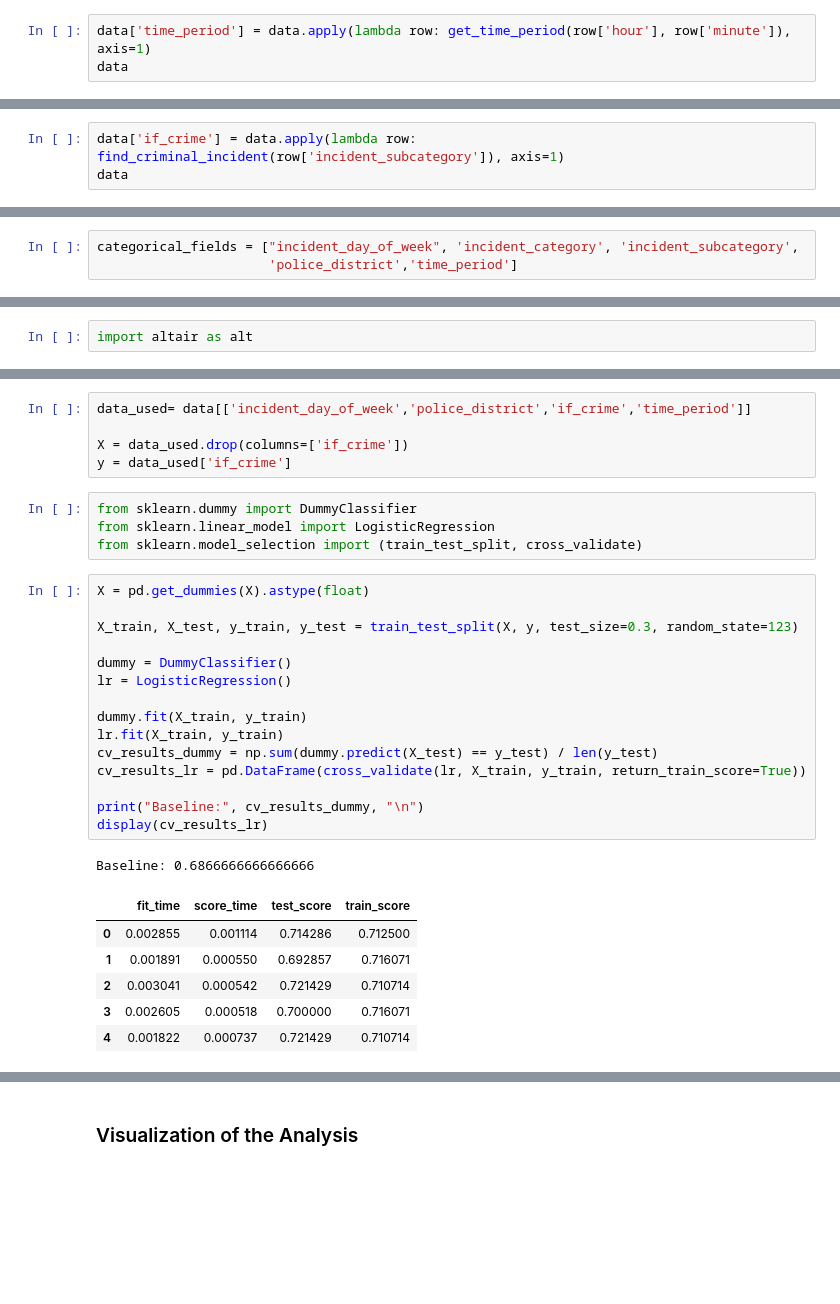
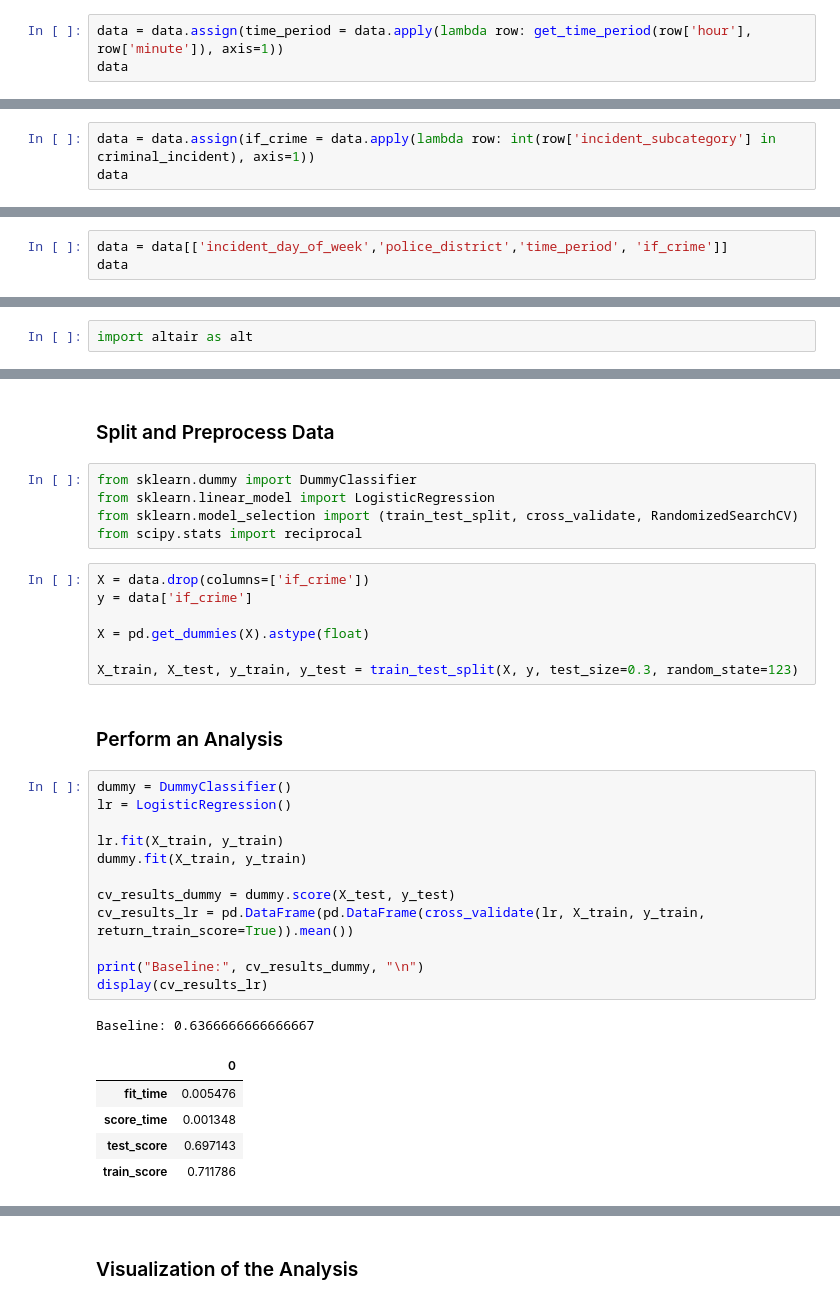
Before and after one commit to DSCI-310-2024/DSCI-310_group-10_crime-prediction, a Jupyter notebook: time_period_crime.ipynb, the cells around one changed output, grey strips where cells are left out. Drawn from its saved outputs; the diff is of its cells as text; blank space fills up the shorter version.

```diff
--- a/time_period_crime.ipynb
+++ b/time_period_crime.ipynb
@@ -106,6 +91,6 @@ def get_time_period(hour, minute):
     else:
         return 'Night'
 # %%
-data['time_period'] = data.apply(lambda row: get_time_period(row['hour'], row['minute']), axis=1)
+data = data.assign(time_period = data.apply(lambda row: get_time_period(row['hour'], row['minute']), axis=1))
 data
 # %% [output]
@@ -147,4 +124,4 @@ def find_criminal_incident(incident):
 # %%
-data['if_crime'] = data.apply(lambda row: find_criminal_incident(row['incident_subcategory']), axis=1)
+data = data.assign(if_crime = data.apply(lambda row: int(row['incident_subcategory'] in criminal_incident), axis=1))
 data
 # %% [output]
@@ -171,3 +143,3 @@ See the caveats in the documentation: https://pandas.pydata.org/pandas-docs/stab
 # %%
-categorical_fields = ["incident_day_of_week", 'incident_category', 'incident_subcategory',
-                      'police_district','time_period']
+data = data[['incident_day_of_week','police_district','time_period', 'if_crime']]
+data
@@ -241,35 +218,38 @@ day_time
-# %%
-data_used= data[['incident_day_of_week','police_district','if_crime','time_period']]
-
-X = data_used.drop(columns=['if_crime'])
-y = data_used['if_crime']
+# %% [markdown]
+### Split and Preprocess Data
 # %%
 from sklearn.dummy import DummyClassifier
 from sklearn.linear_model import LogisticRegression
-from sklearn.model_selection import (train_test_split, cross_validate)
+from sklearn.model_selection import (train_test_split, cross_validate, RandomizedSearchCV)
+from scipy.stats import reciprocal
+# %%
+X = data.drop(columns=['if_crime'])
+y = data['if_crime']
+
+X = pd.get_dummies(X).astype(float)
+
+X_train, X_test, y_train, y_test = train_test_split(X, y, test_size=0.3, random_state=123)
+# %% [markdown]
+### Perform an Analysis
 # %%
-X = pd.get_dummies(X).astype(float)
-
-X_train, X_test, y_train, y_test = train_test_split(X, y, test_size=0.3, random_state=123)
-
 dummy = DummyClassifier()
 lr = LogisticRegression()
 
+lr.fit(X_train, y_train)
 dummy.fit(X_train, y_train)
-lr.fit(X_train, y_train)
-cv_results_dummy = np.sum(dummy.predict(X_test) == y_test) / len(y_test)
-cv_results_lr = pd.DataFrame(cross_validate(lr, X_train, y_train, return_train_score=True))
+
+cv_results_dummy = dummy.score(X_test, y_test)
+cv_results_lr = pd.DataFrame(pd.DataFrame(cross_validate(lr, X_train, y_train, return_train_score=True)).mean())
 
 print("Baseline:", cv_results_dummy, "\n")
 display(cv_results_lr)
 # %% [output]
-Baseline: 0.6866666666666666
+Baseline: 0.6366666666666667
-|  | fit_time | score_time | test_score | train_score |
-| 0 | 0.002855 | 0.001114 | 0.714286 | 0.712500 |
-| 1 | 0.001891 | 0.000550 | 0.692857 | 0.716071 |
-| 2 | 0.003041 | 0.000542 | 0.721429 | 0.710714 |
-| 3 | 0.002605 | 0.000518 | 0.700000 | 0.716071 |
-| 4 | 0.001822 | 0.000737 | 0.721429 | 0.710714 |
+|  | 0 |
+| fit_time | 0.005476 |
+| score_time | 0.001348 |
+| test_score | 0.697143 |
+| train_score | 0.711786 |
 # %%
 cols = X_train.columns
 data2 = {"features": cols, "coefficients": lr.coef_[0]}
```
Also changed, not shown: parts of 14 cells of this notebook.
